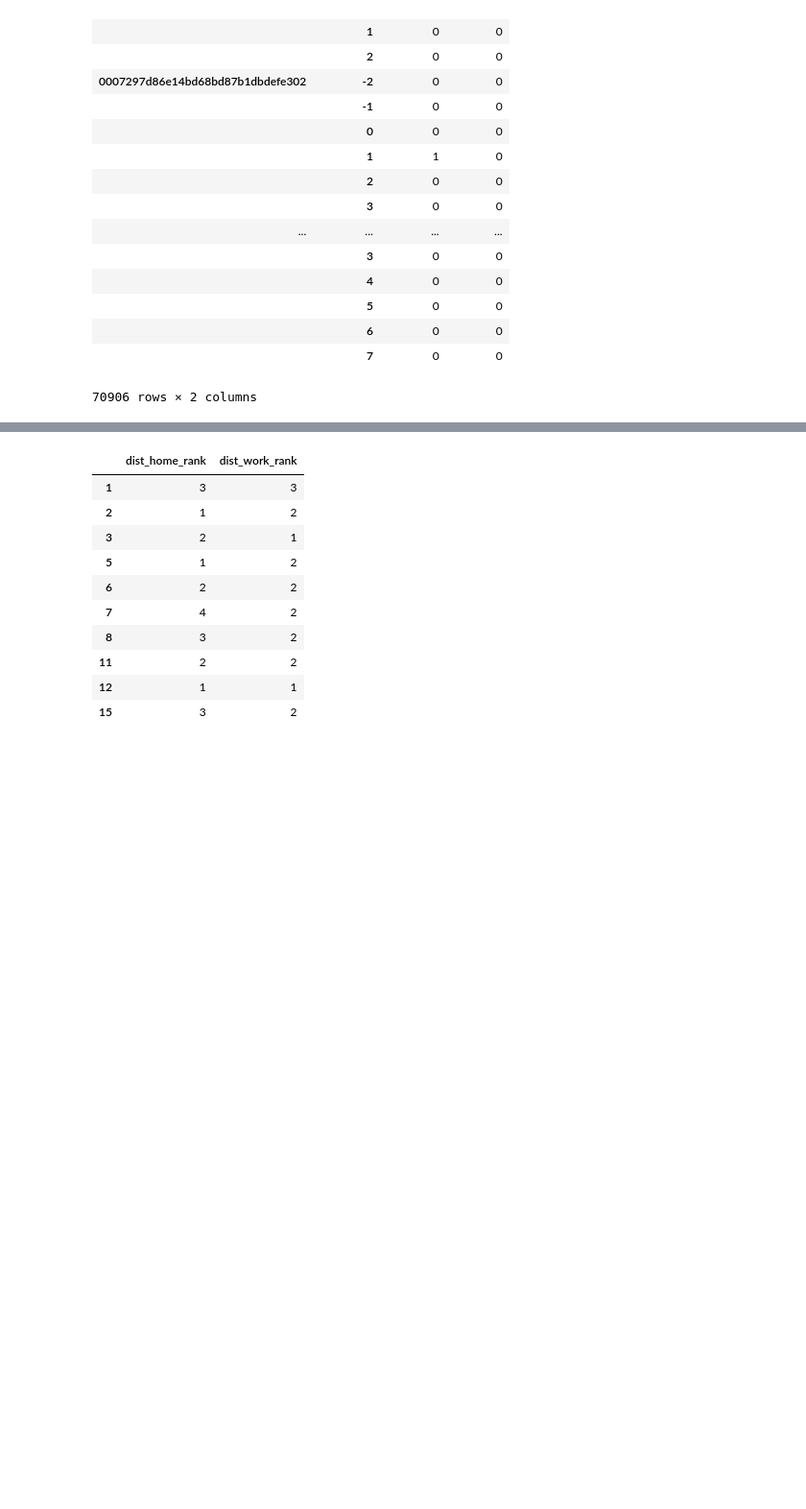
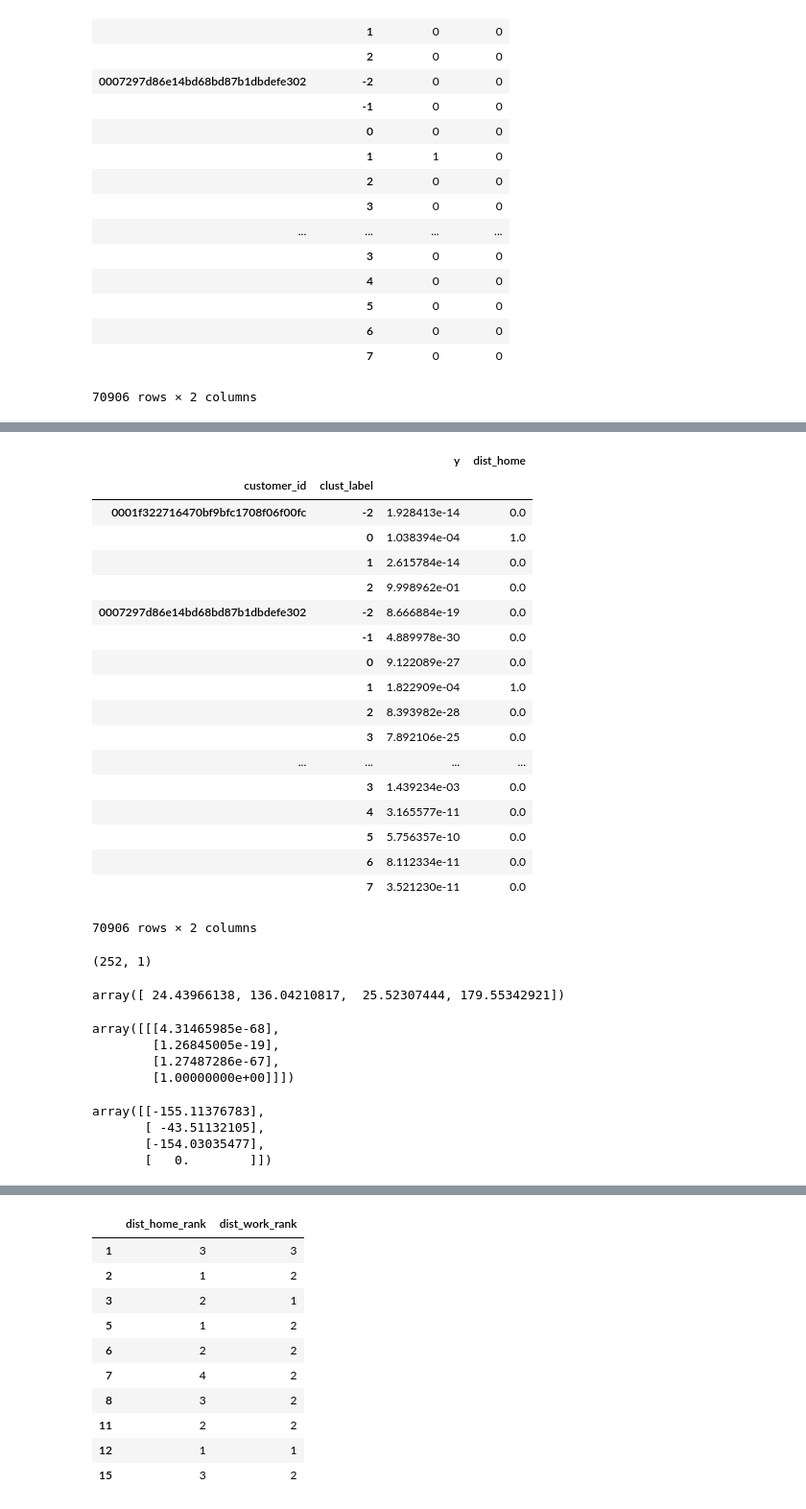
Before and after one commit to PhySci/raiffaizen, a Jupyter notebook: DBSCAN.ipynb, the cells around one changed output, grey strips where cells are left out. Shown at 96% size. Saved outputs shown, nothing was run; the diff lists cells and outputs as text; code cells hidden in the pictures; blank space fills up the shorter version.

Commit message:
Add Softmax

```diff
--- a/DBSCAN.ipynb
+++ b/DBSCAN.ipynb
@@ -222,0 +217,8 @@ p = p.reset_index().query('clust_label > -1')
+# %%
+def softmax(x):
+    e_x = np.exp(x - np.max(x))
+    return e_x / e_x.sum(axis=0)
+# %%
+y_pr = pd.DataFrame(np.matmul(train_features,coeffs), index= train_features.index, columns=['y'])
+y_pr2 = y_pr.fillna(0).groupby(level=0).transform(lambda x: softmax(x))
+y_pr2
@@ -222,0 +245,52 @@ p = p.reset_index().query('clust_label > -1')
+# %%
+y3 = y_pr2.merge(target_rank.dist_home.to_frame(), left_index=True, right_index=True)
+# %%
+def f(x):
+    return x
+# %%
+y3.apply(f, axis=1)
+# %% [output]
+|  |  | y | dist_home |
+| customer_id | clust_label |  |  |
+| 0001f322716470bf9bfc1708f06f00fc | -2 | 1.928413e-14 | 0.0 |
+|  | 0 | 1.038394e-04 | 1.0 |
+|  | 1 | 2.615784e-14 | 0.0 |
+|  | 2 | 9.998962e-01 | 0.0 |
+| 0007297d86e14bd68bd87b1dbdefe302 | -2 | 8.666884e-19 | 0.0 |
+|  | -1 | 4.889978e-30 | 0.0 |
+|  | 0 | 9.122089e-27 | 0.0 |
+|  | 1 | 1.822909e-04 | 1.0 |
+|  | 2 | 8.393982e-28 | 0.0 |
+|  | 3 | 7.892106e-25 | 0.0 |
+| ... | ... | ... | ... |
+|  | 3 | 1.439234e-03 | 0.0 |
+|  | 4 | 3.165577e-11 | 0.0 |
+|  | 5 | 5.756357e-10 | 0.0 |
+|  | 6 | 8.112334e-11 | 0.0 |
+|  | 7 | 3.521230e-11 | 0.0 |
+70906 rows × 2 columns
+# %%
+coeffs = np.random.rand(sz, 1)
+coeffs.shape
+# %% [output]
+(252, 1)
+# %%
+d = train_features.loc[[test_user],:]
+s1 = np.matmul(d,coeffs)
+s1[:,0]
+# %% [output]
+array([ 24.43966138, 136.04210817,  25.52307444, 179.55342921])
+# %%
+softmax([s1-s1.max()])
+# %% [output]
+array([[[4.31465985e-68],
+        [1.26845005e-19],
+        [1.27487286e-67],
+        [1.00000000e+00]]])
+# %%
+s1-s1.max()
+# %% [output]
+array([[-155.11376783],
+       [ -43.51132105],
+       [-154.03035477],
+       [   0.        ]])
```
Also changed, not shown: parts of 15 cells of this notebook.
